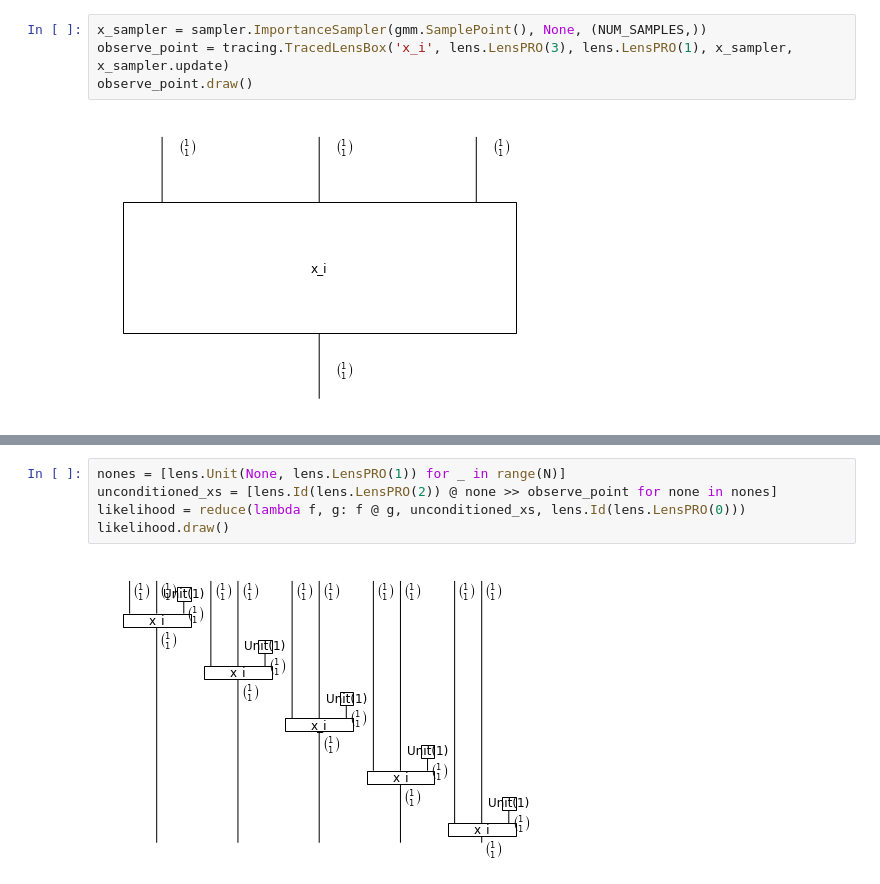
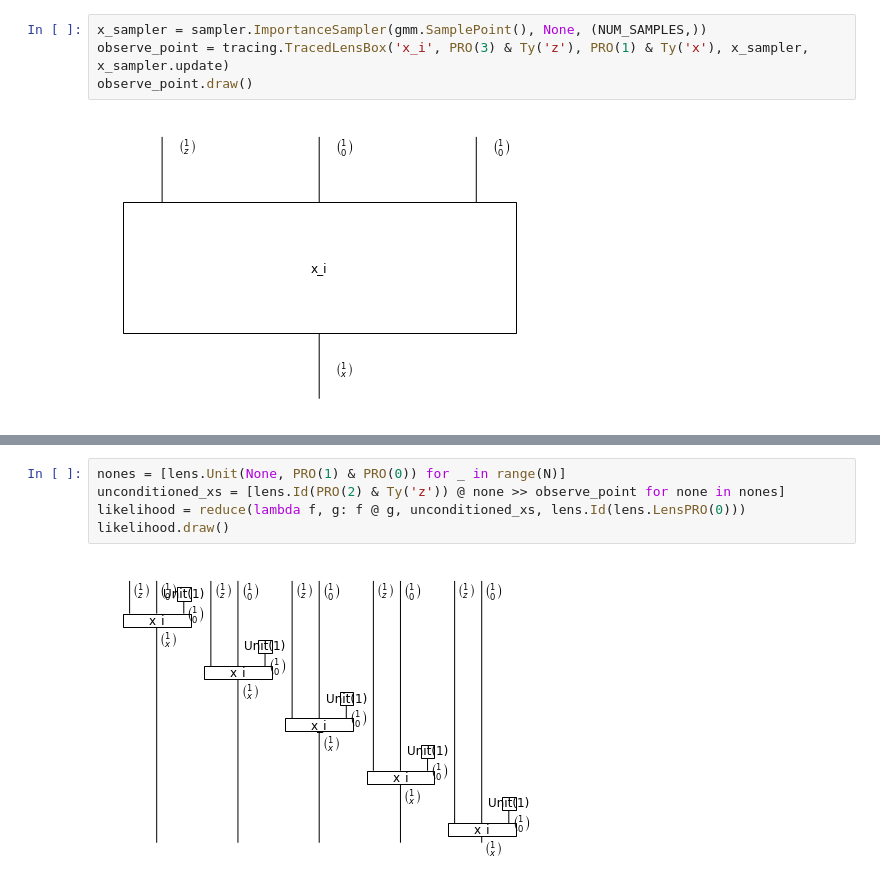
Before and after one commit to esennesh/combinators, a Jupyter notebook: examples/gmm/gmm.ipynb, the cells around one changed output, grey strips where cells are left out. Saved outputs shown, nothing was run; the diff lists cells and outputs as text.

```diff
--- a/examples/gmm/gmm.ipynb
+++ b/examples/gmm/gmm.ipynb
@@ -29,6 +30,6 @@ cluster_latent.draw()
 # %%
 x_sampler = sampler.ImportanceSampler(gmm.SamplePoint(), None, (NUM_SAMPLES,))
-observe_point = tracing.TracedLensBox('x_i', lens.LensPRO(3), lens.LensPRO(1), x_sampler, x_sampler.update)
+observe_point = tracing.TracedLensBox('x_i', PRO(3) & Ty('z'), PRO(1) & Ty('x'), x_sampler, x_sampler.update)
 observe_point.draw()
 # %% [output]
 [figure]
@@ -40,10 +41,10 @@ priors.draw()
 # %%
-nones = [lens.Unit(None, lens.LensPRO(1)) for _ in range(N)]
-unconditioned_xs = [lens.Id(lens.LensPRO(2)) @ none >> observe_point for none in nones]
+nones = [lens.Unit(None, PRO(1) & PRO(0)) for _ in range(N)]
+unconditioned_xs = [lens.Id(PRO(2) & Ty('z')) @ none >> observe_point for none in nones]
 likelihood = reduce(lambda f, g: f @ g, unconditioned_xs, lens.Id(lens.LensPRO(0)))
 likelihood.draw()
 # %% [output]
-[figure, old version]
+[figure, new version]
 # %%
 model = priors >> likelihood
 model.draw()
```
Also changed, not shown: parts of 6 cells of this notebook.
